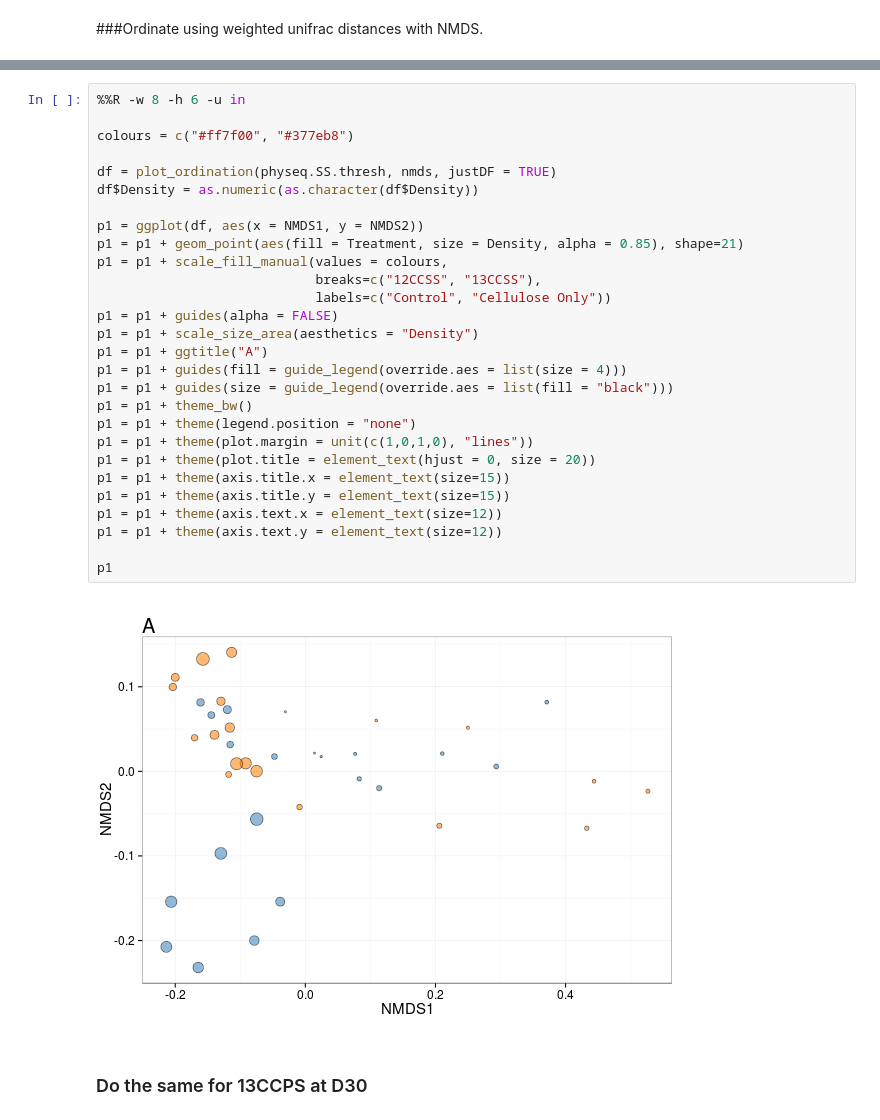
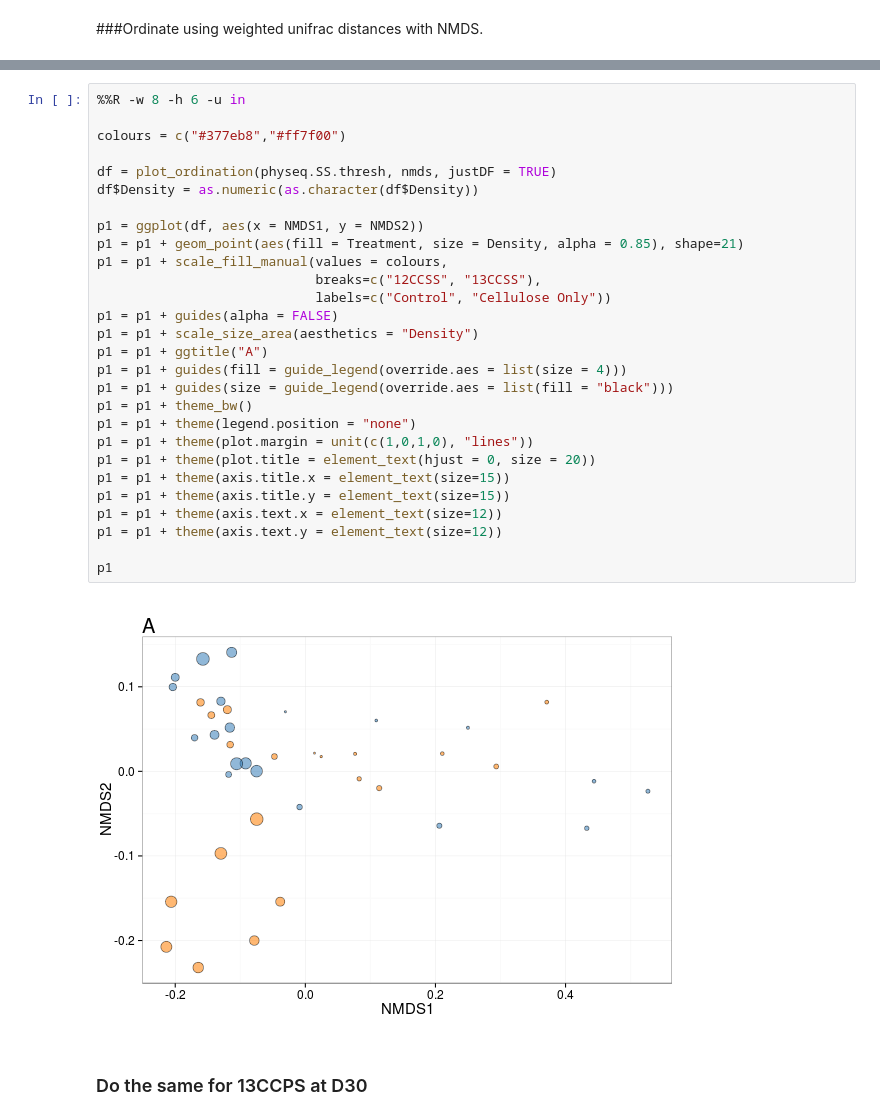
Before and after one commit to acampbellina/single_substrate, a Jupyter notebook: ordination_3panel_figure.ipynb, the cells around one changed output, grey strips where cells are left out. Drawn from its saved outputs; the diff is of its cells as text.

```diff
--- a/ordination_3panel_figure.ipynb
+++ b/ordination_3panel_figure.ipynb
@@ -77,33 +86,33 @@ Run 5 stress 0.06235117
 # %%
 %%R -w 8 -h 6 -u in
 
-colours = c("#ff7f00", "#377eb8")
+colours = c("#377eb8","#ff7f00")
 
 df = plot_ordination(physeq.SS.thresh, nmds, justDF = TRUE)
 df$Density = as.numeric(as.character(df$Density))
 
 p1 = ggplot(df, aes(x = NMDS1, y = NMDS2))
 p1 = p1 + geom_point(aes(fill = Treatment, size = Density, alpha = 0.85), shape=21)
 p1 = p1 + scale_fill_manual(values = colours,
                             breaks=c("12CCSS", "13CCSS"),
                             labels=c("Control", "Cellulose Only"))
 p1 = p1 + guides(alpha = FALSE)
 p1 = p1 + scale_size_area(aesthetics = "Density")
 p1 = p1 + ggtitle("A")
 p1 = p1 + guides(fill = guide_legend(override.aes = list(size = 4)))
 p1 = p1 + guides(size = guide_legend(override.aes = list(fill = "black")))
 p1 = p1 + theme_bw()
 p1 = p1 + theme(legend.position = "none")
 p1 = p1 + theme(plot.margin = unit(c(1,0,1,0), "lines"))
 p1 = p1 + theme(plot.title = element_text(hjust = 0, size = 20))
 p1 = p1 + theme(axis.title.x = element_text(size=15))
 p1 = p1 + theme(axis.title.y = element_text(size=15))
 p1 = p1 + theme(axis.text.x = element_text(size=12))
 p1 = p1 + theme(axis.text.y = element_text(size=12))
 
 p1
 # %% [output]
-[figure, old version]
+[figure, new version]
 # %% [markdown]
 ### Do the same for 13CCPS at D30
 # %%
```
Also changed, not shown: parts of 7 cells of this notebook, 1 other file.
